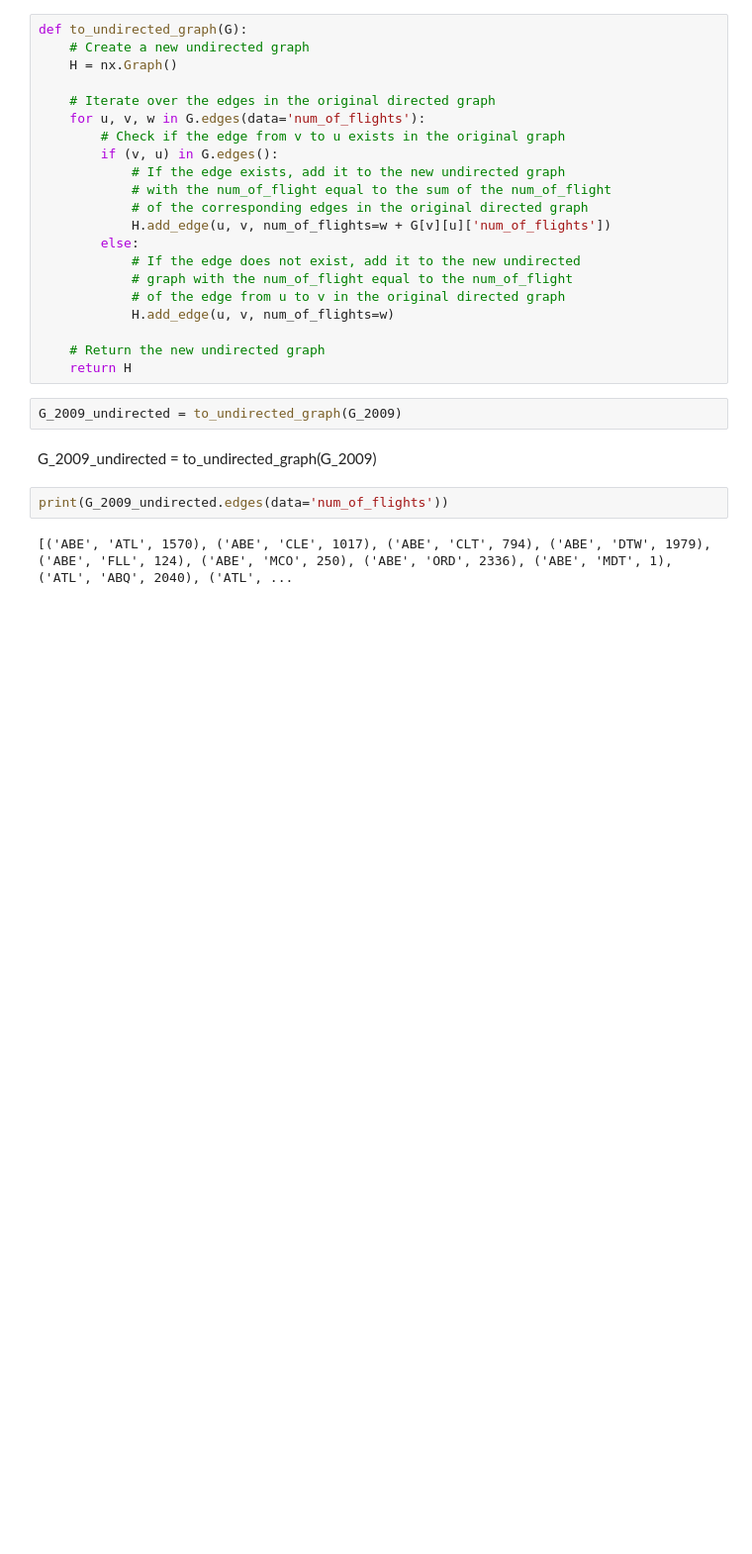
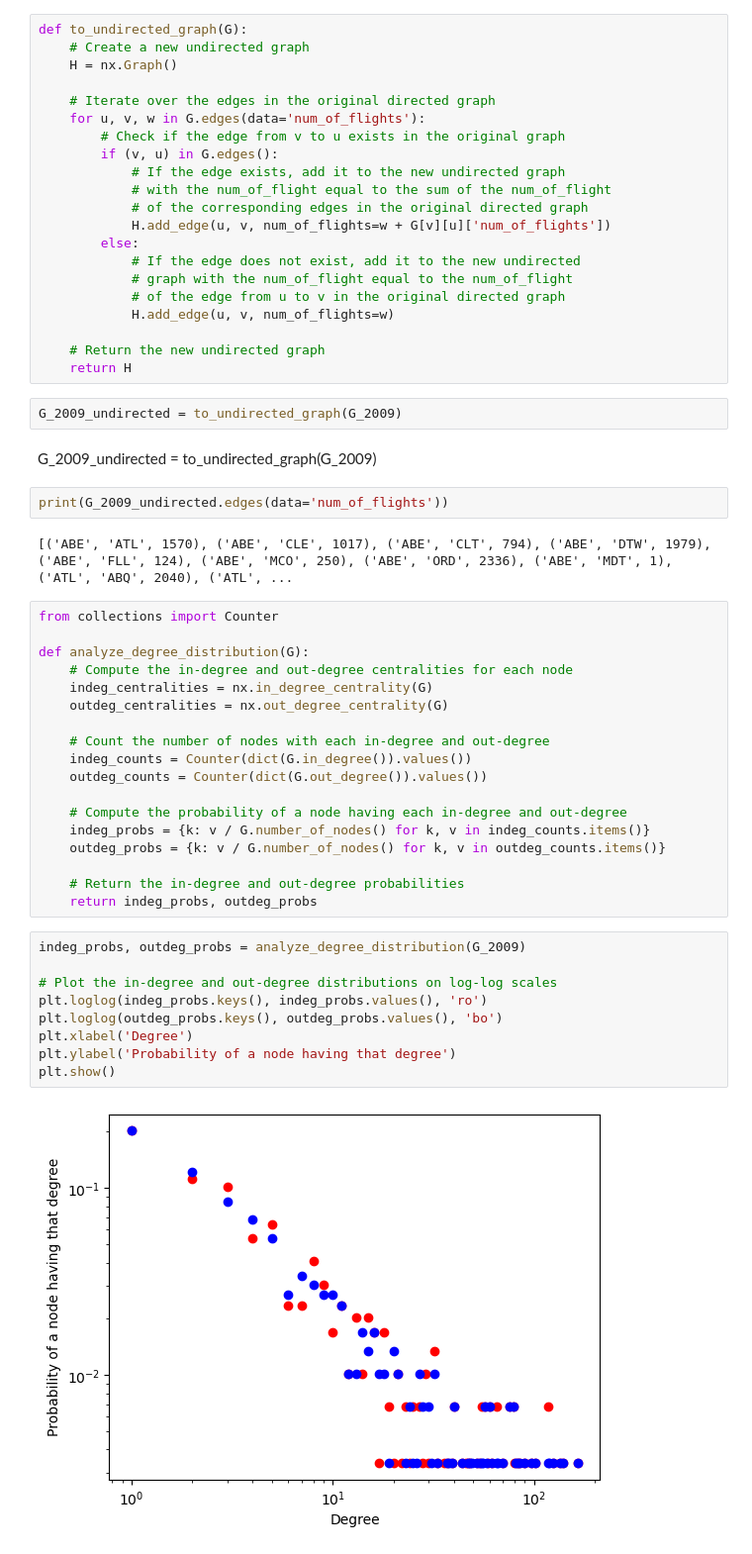
Before and after one commit to cheungbrenden/math168project, a Jupyter notebook: brenden.ipynb, the cells around one changed output. Shown at 99% size. Cells and saved outputs as stored; diff of their text form; blank space fills up the shorter version.

Commit message:
implemented analyze_degree_distribution that looks at scale free properties

```diff
--- a/brenden.ipynb
+++ b/brenden.ipynb
@@ -206,3 +206,32 @@ G_2009_undirected = to_undirected_graph(G_2009)
 print(G_2009_undirected.edges(data='num_of_flights'))
 # %% [output]
 [('ABE', 'ATL', 1570), ('ABE', 'CLE', 1017), ('ABE', 'CLT', 794), ('ABE', 'DTW', 1979), ('ABE', 'FLL', 124), ('ABE', 'MCO', 250), ('ABE', 'ORD', 2336), ('ABE', 'MDT', 1), ('ATL', 'ABQ', 2040), ('ATL', ...
+# %%
+from collections import Counter
+
+def analyze_degree_distribution(G):
+    # Compute the in-degree and out-degree centralities for each node
+    indeg_centralities = nx.in_degree_centrality(G)
+    outdeg_centralities = nx.out_degree_centrality(G)
+
+    # Count the number of nodes with each in-degree and out-degree
+    indeg_counts = Counter(dict(G.in_degree()).values())
+    outdeg_counts = Counter(dict(G.out_degree()).values())
+
+    # Compute the probability of a node having each in-degree and out-degree
+    indeg_probs = {k: v / G.number_of_nodes() for k, v in indeg_counts.items()}
+    outdeg_probs = {k: v / G.number_of_nodes() for k, v in outdeg_counts.items()}
+
+    # Return the in-degree and out-degree probabilities
+    return indeg_probs, outdeg_probs
+# %%
+indeg_probs, outdeg_probs = analyze_degree_distribution(G_2009)
+
+# Plot the in-degree and out-degree distributions on log-log scales
+plt.loglog(indeg_probs.keys(), indeg_probs.values(), 'ro')
+plt.loglog(outdeg_probs.keys(), outdeg_probs.values(), 'bo')
+plt.xlabel('Degree')
+plt.ylabel('Probability of a node having that degree')
+plt.show()
+# %% [output]
+[figure, added]
```
Also changed, not shown: parts of 2 cells of this notebook, 6 other files.
